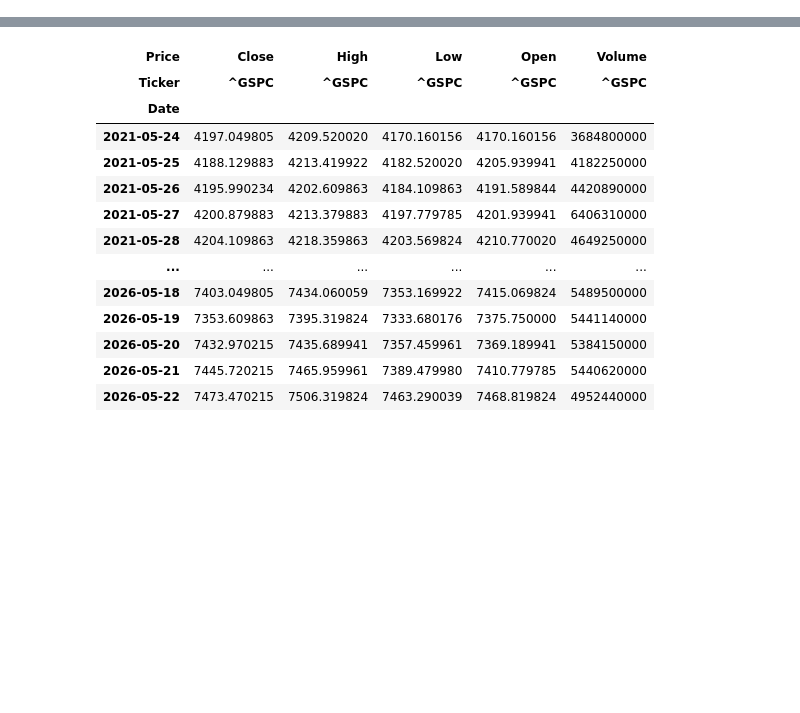
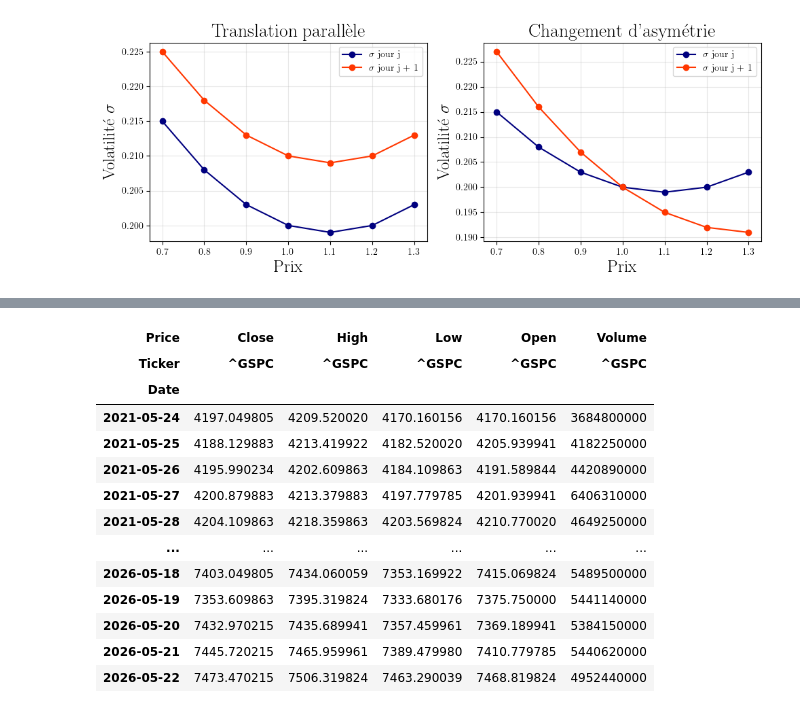
Before and after one commit to matthbatt/Deep-learning-gravitational-lensing, a Jupyter notebook: Untitled.ipynb, the cells around one changed output, grey strips where cells are left out. Cells and saved outputs as stored; diff of their text form; code cells hidden in the pictures; blank space fills up the shorter version.

```diff
--- a/Untitled.ipynb
+++ b/Untitled.ipynb
@@ -0,0 +1,44 @@
+# %%
+import numpy as np
+import matplotlib.pyplot as plt
+
+plt.rcParams["text.usetex"] = True
+plt.rcParams["font.family"] = "serif"
+plt.rcParams["font.serif"] = ["Computer Modern Roman"]
+
+# Strikes (moneyness)
+k = np.linspace(0.7, 1.3, 7)
+
+# Volatility smiles (shift)
+vol_smile_1 = 0.20 + 0.10 * (k - 1)**2 - 0.02 * (k - 1)      # Day 1
+vol_smile_2 = 0.21 + 0.10 * (k - 1)**2   - 0.02 * (k - 1)       # Day 2 (upward shift)
+
+# Volatility skews
+vol_skew_1 = 0.20 + 0.10 * (k - 1)**2 - 0.02 * (k - 1)         # Steep skew
+vol_skew_2 = 0.20 + 0.1 * (k - 1)**2 - 0.06 * (k - 1)            # Flatter skew
+
+fig, axes = plt.subplots(1, 2, figsize=(10, 4))
+
+# Left: Smile shift
+axes[0].plot(k, vol_smile_1, label="$\sigma$ jour j", marker = 'o', color = '#00007F')
+axes[0].plot(k, vol_smile_2, label="$\sigma$ jour j + 1", marker = 'o', color = '#FF3700')
+axes[0].set_title("Translation parallèle", fontsize = 20)
+axes[0].set_xlabel("Prix", fontsize = 18)
+axes[0].set_ylabel("Volatilité $\sigma$", fontsize = 18)
+axes[0].legend()
+axes[0].grid(True, alpha=0.3)
+
+# Right: Skew change
+axes[1].plot(k, vol_skew_1, label="$\sigma$ jour j", marker = 'o', color = '#00007F')
+axes[1].plot(k, vol_skew_2, label="$\sigma$ jour j + 1", marker = 'o', color = '#FF3700')
+axes[1].set_title("Changement d'asymétrie", fontsize = 20)
+axes[1].set_xlabel("Prix", fontsize = 18)
+axes[1].set_ylabel("Volatilité $\sigma$", fontsize = 18)
+axes[1].legend()
+axes[1].grid(True, alpha=0.3)
+
+plt.tight_layout()
+plt.savefig("/net/CLUSTER/VAULT/users/mbatt/gravitational_lensing/plots/shift_skew.png", dpi=300, bbox_inches="tight", transparent=True)
+plt.show()
+# %% [output]
+[figure, added]
```
Also changed, not shown: parts of 11 cells of this notebook, 30 other files.
